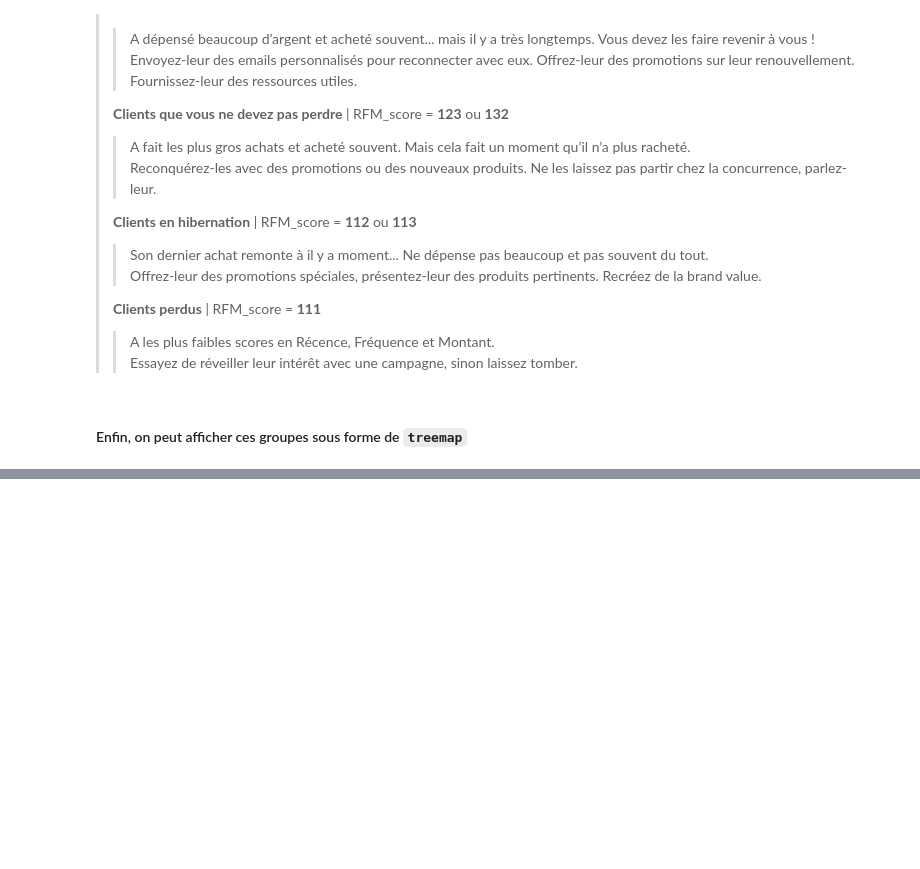
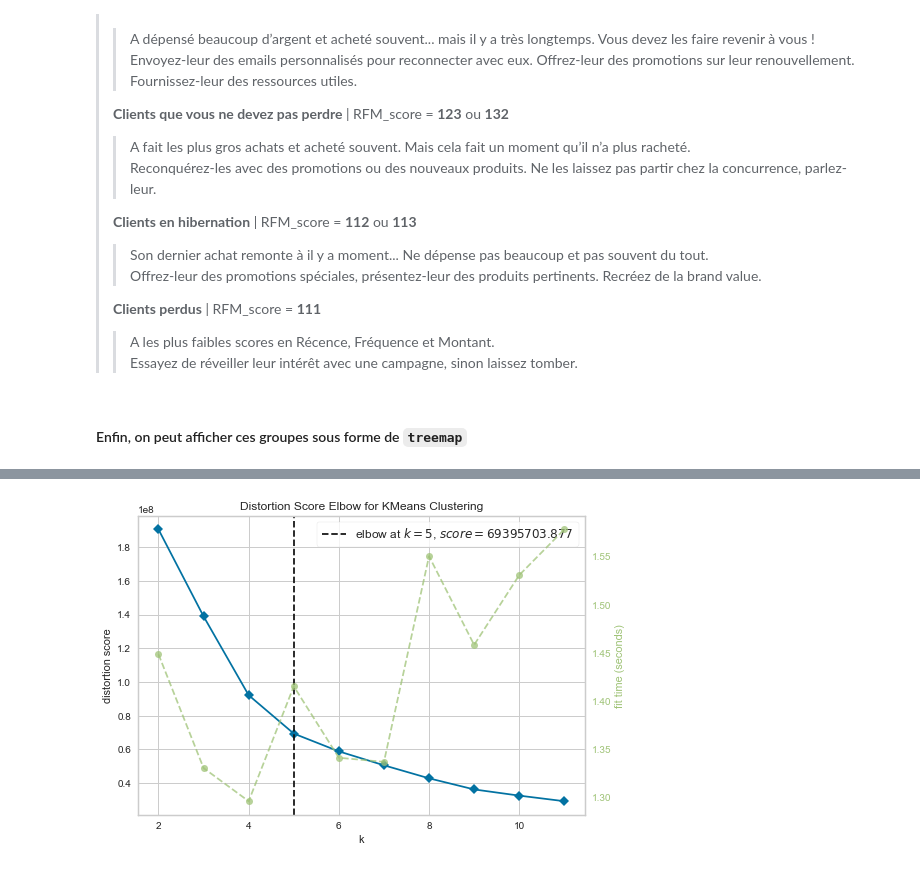
Before and after one commit to Valkea/OC_AI_05, a Jupyter notebook: 02_Clustering.ipynb, the cells around one changed output, grey strips where cells are left out. Drawn from its saved outputs; the diff is of its cells as text; code cells hidden in the pictures; blank space fills up the shorter version.

```diff
--- a/02_Clustering.ipynb
+++ b/02_Clustering.ipynb
@@ -364,0 +633,7 @@ plt.show()
+# %%
+model = KMeans(random_state=0)
+visualizer = KElbowVisualizer(model, k=(2,12))
+visualizer.fit(X_cluster)        # Fit the data to the visualizer
+visualizer.show();       # Finalize and render the figure
+# %% [output]
+[figure, added]
```
Also changed, not shown: parts of 34 cells of this notebook.
